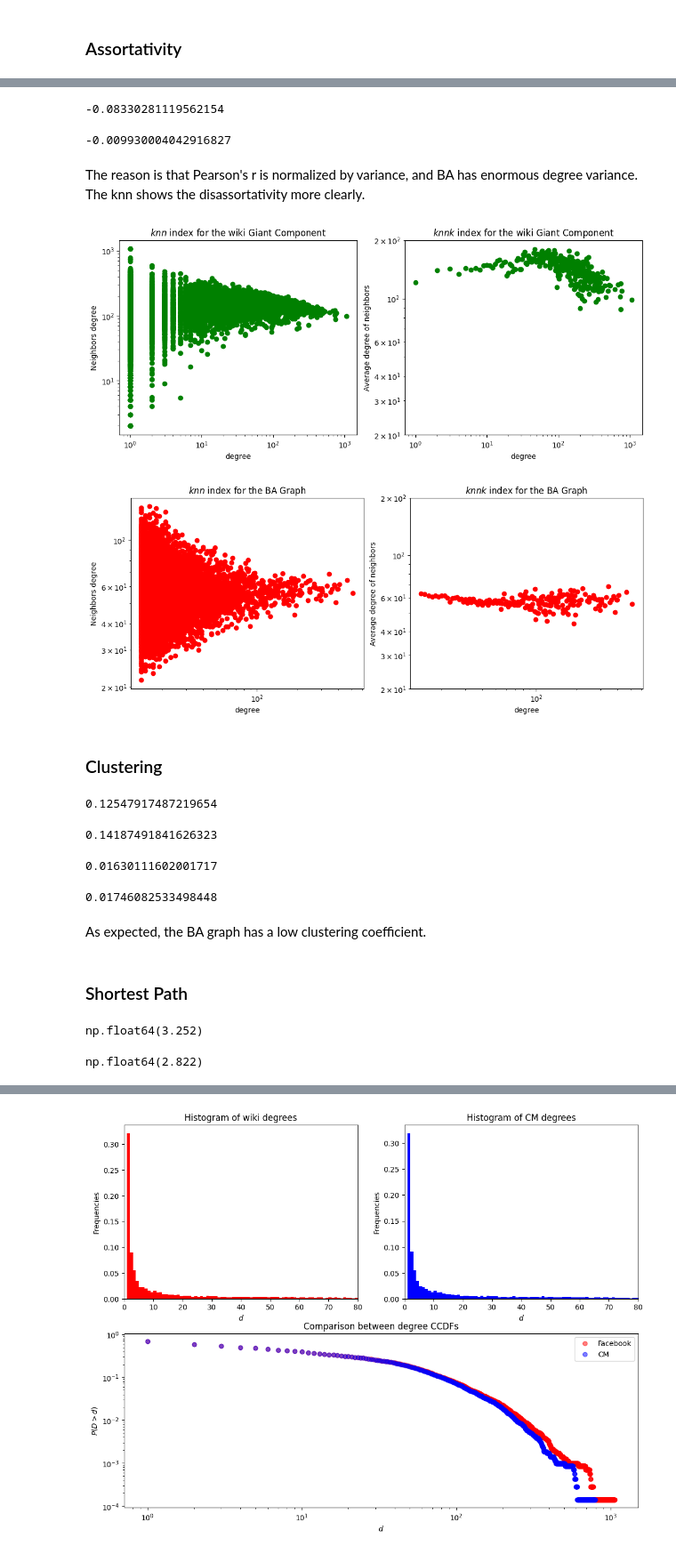
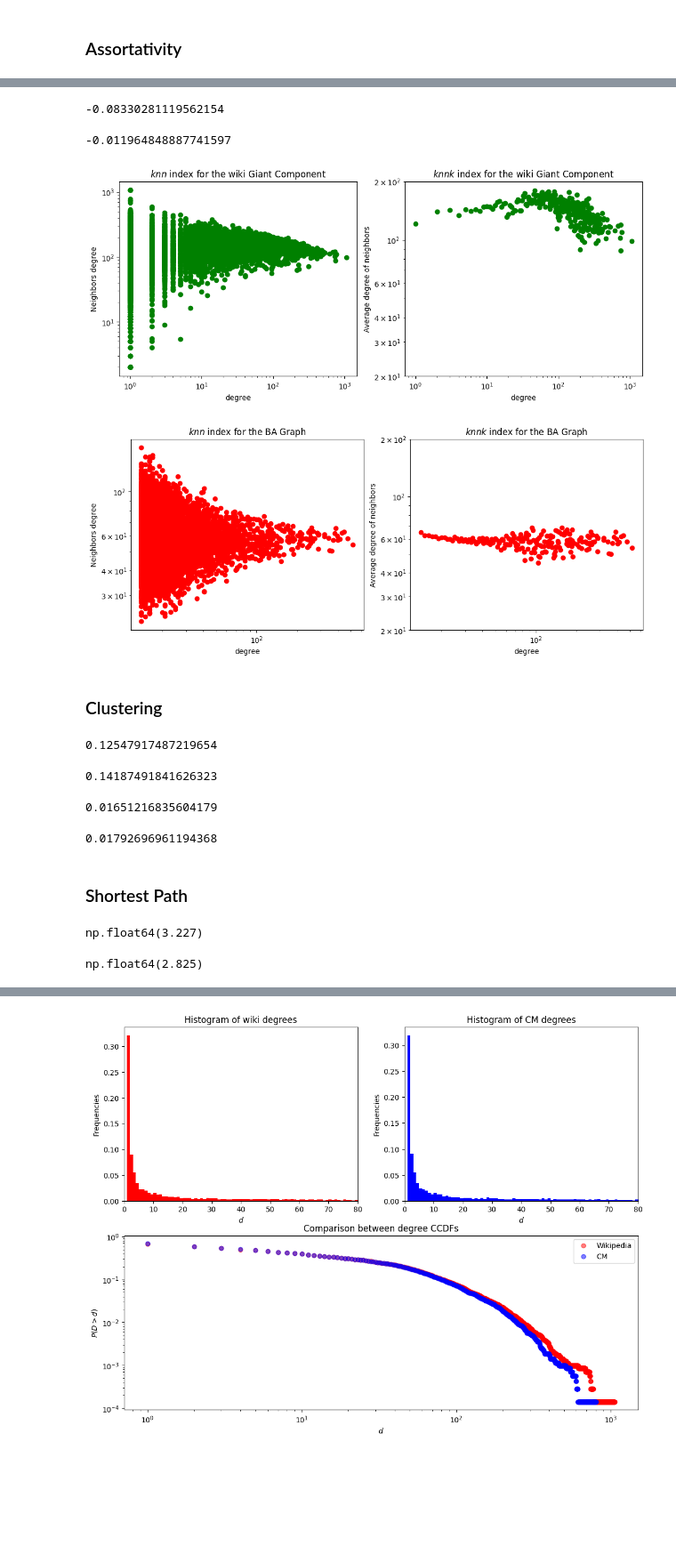
Before and after one commit to ermenegilde/Complex-Network-Analysis, a Jupyter notebook: Progettino/Progettino.ipynb, the cells around one changed output, grey strips where cells are left out. Shown at 89% size. Drawn from its saved outputs; the diff is of its cells as text; code cells hidden in the pictures; blank space fills up the shorter version.

```diff
--- a/Progettino/Progettino.ipynb
+++ b/Progettino/Progettino.ipynb
@@ -767,19 +746,19 @@ Equivalence:
 ba_m = wiki_GC_u.number_of_edges()/wiki_GC_u.number_of_nodes()
 ba_m
 
-ba_am_all = nx.barabasi_albert_graph(wiki_GC_u.number_of_nodes(), m = int(ba_m)) # default: starts from a star graph on (m+1) nodes
+ba_wiki_all = nx.barabasi_albert_graph(wiki_GC_u.number_of_nodes(), m = int(ba_m))
 
-# apart from degenerate cases, BA generates connected graphs. Still, the code below takes only the Giant Component
-ba_am = ba_am_all.subgraph(max(nx.connected_components(ba_am_all), key=len))
 
-ba_am.number_of_nodes()
+ba_wiki = ba_wiki_all.subgraph(max(nx.connected_components(ba_wiki_all), key=len))
+
+ba_wiki.number_of_nodes()
 wiki_GC_u.number_of_nodes()
 
-ba_am.number_of_edges()
+ba_wiki.number_of_edges()
 wiki_GC_u.number_of_edges()
 
 avg_degree
-ba_am.number_of_edges()/ba_am.number_of_nodes()*2
+ba_wiki.number_of_edges()/ba_wiki.number_of_nodes()*2
 # %% [output]
 14.256439286725163
 7066
@@ -789,21 +768,15 @@ ba_am.number_of_edges()/ba_am.number_of_nodes()*2
 28.512878573450326
 27.944523068213982
 # %%
-# # we use GridSpecs for a finer control of the plot positioning
 fig_sizes = (fig_sizes[0], 2*default_sizes[1])
 f = plt.figure(figsize = fig_sizes)
 
-# create a 2x2 Grid Specification
 gs = gridspec.GridSpec(2, 2)
 
-# add subplots to the figure, using the GridSpec gs
-# position [0,0] (upper-left corner)
 ax1 = plt.subplot(gs[0,0])
 ax2 = plt.subplot(gs[0,1])
-# the third plot spans the entire second row
 ax3 = plt.subplot(gs[1,:])
 
-# # compute and plot the histogram of wiki degrees
 d_am = list(dict(wiki_GC_u.degree()).values())
 _,_,_ = ax1.hist(d_am, bins=range(1,max(d_am)+2), density = True, color = 'red')
 _ = ax1.set_xlim(0,80)
@@ -811,19 +784,17 @@ _ = ax1.set_xlabel("$d$")
 _ = ax1.set_ylabel("Frequencies")
 _ = ax1.set_title("Histogram of wiki degrees")
 
-# # compute and plot the histogram of ER degrees
-d_ba = list(dict(ba_am.degree()).values())
+d_ba = list(dict(ba_wiki.degree()).values())
 _,_,_ = ax2.hist(d_ba, bins=range(1,max(d_ba)+2), density = True, color = 'blue')
 _ = ax2.set_xlim(0,80)
 _ = ax2.set_xlabel("$d$")
 _ = ax2.set_ylabel("Frequencies")
 _ = ax2.set_title("Histogram of BA degrees")
 
-# compute and plot the degree CCDFs
 wiki_ecdf = ECDF(d_am)
 ba_ecdf = ECDF(d_ba)
 x = np.arange(1,max(d_am)+1)
-_ = ax3.loglog(x, 1-wiki_ecdf(x), 'ro', label = 'Facebook')
+_ = ax3.loglog(x, 1-wiki_ecdf(x), 'ro', label = 'Wikipedia')
 x = np.arange(1,max(d_ba)+1)
 _ = ax3.loglog(x, 1-ba_ecdf(x), 'bo', label = 'Barabasi-Albert')
 _ = ax3.set_xlabel("$d$")
@@ -844,12 +808,10 @@ However, when running the Pearson correlation (see below), it comes only slightl
 # %%
 # The global assortativity coefficient (Pearson)
 nx.degree_pearson_correlation_coefficient(wiki_GC_u)
-nx.degree_pearson_correlation_coefficient(ba_am)
+nx.degree_pearson_correlation_coefficient(ba_wiki)
 # %% [output]
 -0.08330281119562154
--0.009930004042916827
+-0.011964848887741597
-# %% [markdown]
-The reason is that Pearson's r is normalized by variance, and BA has enormous degree variance. The knn shows the disassortativity more clearly.
 # %%
 ###################
 # The knn analysis
@@ -857,12 +819,12 @@ The reason is that Pearson's r is normalized by variance, and BA has enormous de
 
 # average nearest neighbor degree for all vertices (knn)
 wiki_knn = nx.average_neighbor_degree(wiki_GC_u)
-# wiki_knn
+
 
 # average nearest neighbor degree of vertices with same degree value
 wiki_knnk = nx.average_degree_connectivity(wiki_GC_u)
-wiki_knnk = dict(sorted(wiki_knnk.items())) # not needed for plotting, just to get a nicer print
-# wiki_knnk
+wiki_knnk = dict(sorted(wiki_knnk.items()))
+
 
 deg_list=[x[1] for x in list(wiki_GC_u.degree())]
 
@@ -873,72 +835,67 @@ _ = ax1.set_ylabel("Neighbors degree")
 _ = ax1.set_title("$knn$ index for the wiki Giant Component")
 
 _ = ax2.loglog(list(wiki_knnk.keys()), list(wiki_knnk.values()), 'go')
 _ = ax2.set_ylim(20,200)
 _ = ax2.set_xlabel("degree")
 _ = ax2.set_ylabel("Average degree of neighbors")
 _ = ax2.set_title("$knnk$ index for the wiki Giant Component")
 
 ################################################################################################
 # Equivalent BA graph
 
 # The knn analysis
 # average nearest neighbor degree for all vertices (knn)
-ba_knn = nx.average_neighbor_degree(ba_am)
-# wiki_knn
+ba_knn = nx.average_neighbor_degree(ba_wiki)
+
 
 # average nearest neighbor degree of vertices with same degree value
-ba_knnk = nx.average_degree_connectivity(ba_am)
-# er_knnk = dict(sorted(er_knnk.items())) # not needed for plotting, just to get a nicer print
+ba_knnk = nx.average_degree_connectivity(ba_wiki)
 
-ba_deg_list=[x[1] for x in list(ba_am.degree())]
+ba_deg_list=[x[1] for x in list(ba_wiki.degree())]
 
 _ = fig, (ax1, ax2) = plt.subplots(1, 2, figsize = (2*default_sizes[0], default_sizes[1]))
 _ = ax1.loglog(ba_deg_list, ba_knn.values(), 'ro')
 _ = ax1.set_xlabel("degree")
 _ = ax1.set_ylabel("Neighbors degree")
 _ = ax1.set_title("$knn$ index for the BA Graph")
 
 _ = ax2.loglog(ba_knnk.keys(), ba_knnk.values(), 'ro')
 _ = ax2.set_ylim(20,200)
 _ = ax2.set_xlabel("degree")
 _ = ax2.set_ylabel("Average degree of neighbors")
 _ = ax2.set_title("$knnk$ index for the BA Graph")
 # %% [output]
 [figure]
-[figure, old version]
+[figure, new version]
 # %% [markdown]
 ### Clustering
 # %%
-# clustering
 nx.transitivity(wiki_GC_u) # global transitivity (C1)
 nx.average_clustering(wiki_GC_u, count_zeros=True) # average local transitivity (C2)
 
-nx.transitivity(ba_am) # global transitivity (C1)
-nx.average_clustering(ba_am, count_zeros=True) # average local transitivity (C2)
+nx.transitivity(ba_wiki) # global transitivity (C1)
+nx.average_clustering(ba_wiki, count_zeros=True) # average local transitivity (C2)
 # %% [output]
 0.12547917487219654
 0.14187491841626323
-0.01630111602001717
+0.01651216835604179
-0.01746082533498448
+0.01792696961194368
-# %% [markdown]
-As expected, the BA graph has a low clustering coefficient.
 # %% [markdown]
 ### Shortest Path
 # %%
-# Shortest path lenght
-# on a subset of the nodes, as otherwise it will take forever to compute
+# Shortest path length
 # generated a sample of 100 vertices as source/destinations
 wiki_vs_src = sample(list(wiki_GC_u.nodes()), 1000)
 wiki_vs_trg = sample(list(wiki_GC_u.nodes()), 1000)
-ba_vs_src = sample(list(ba_am.nodes()), 1000)
-ba_vs_trg = sample(list(ba_am.nodes()), 1000)
+ba_vs_src = sample(list(ba_wiki.nodes()), 1000)
+ba_vs_trg = sample(list(ba_wiki.nodes()), 1000)
 
 # computed the UNWEIGHTED shortest paths
 wiki_n_hops_u = [nx.shortest_path_length(wiki_GC_u, source = wiki_vs_src[i], target = wiki_vs_trg[i]) for i in range(1000)]
 np.mean(wiki_n_hops_u)
 
-ba_n_hops_u = [nx.shortest_path_length(ba_am, source = ba_vs_src[i], target = ba_vs_trg[i]) for i in range(1000)]
+ba_n_hops_u = [nx.shortest_path_length(ba_wiki, source = ba_vs_src[i], target = ba_vs_trg[i]) for i in range(1000)]
 np.mean(ba_n_hops_u)
 # %% [output]
-np.float64(3.252)
+np.float64(3.227)
-np.float64(2.822)
+np.float64(2.825)
```
Also changed, not shown: parts of 32 cells of this notebook, 6 other files.
